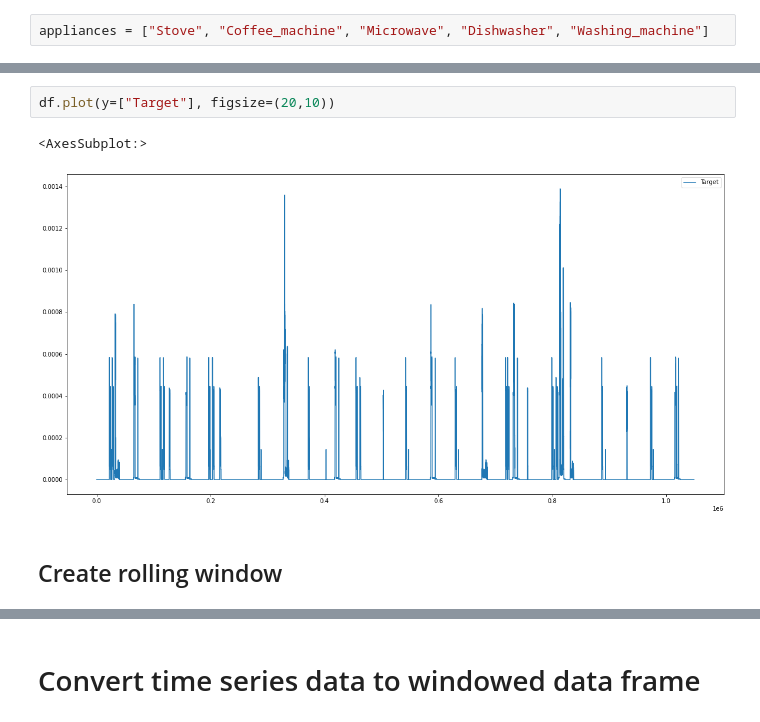
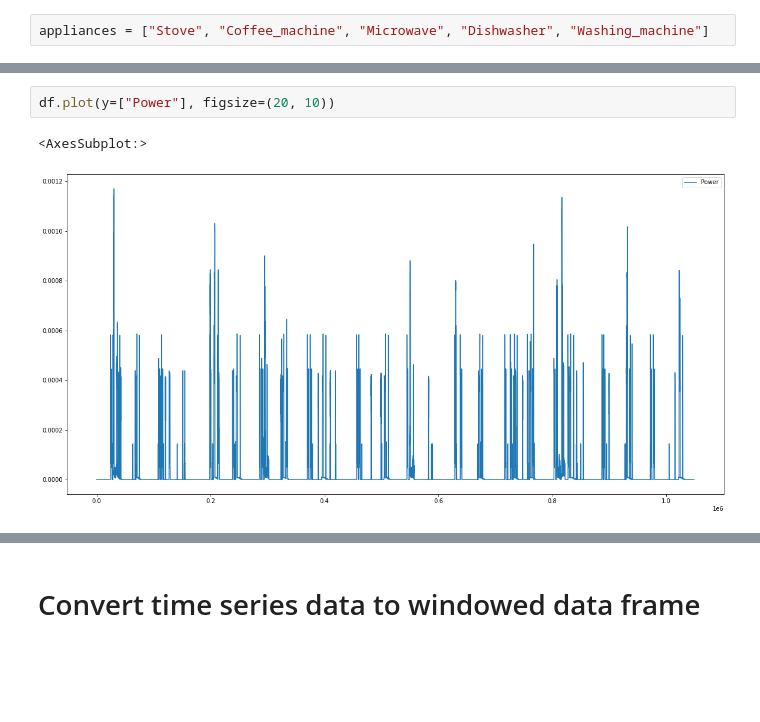
Before and after one commit to akletini/Forschungsprojekt, a Jupyter notebook: Main.ipynb, the cells around one changed output, grey strips where cells are left out. Cells and saved outputs as stored; diff of their text form; blank space fills up the shorter version.

```diff
--- a/Main.ipynb
+++ b/Main.ipynb
@@ -53,7 +55,5 @@ df.plot(y=appliances, figsize=(20,10))
 # %%
-df.plot(y=["Target"], figsize=(20,10))
+df.plot(y=["Power"], figsize=(20, 10))
 # %% [output]
 <AxesSubplot:>
-[figure, old version]
+[figure, new version]
-# %% [markdown]
-## Create rolling window
```
Also changed, not shown: parts of 45 cells of this notebook, 3 other files.
